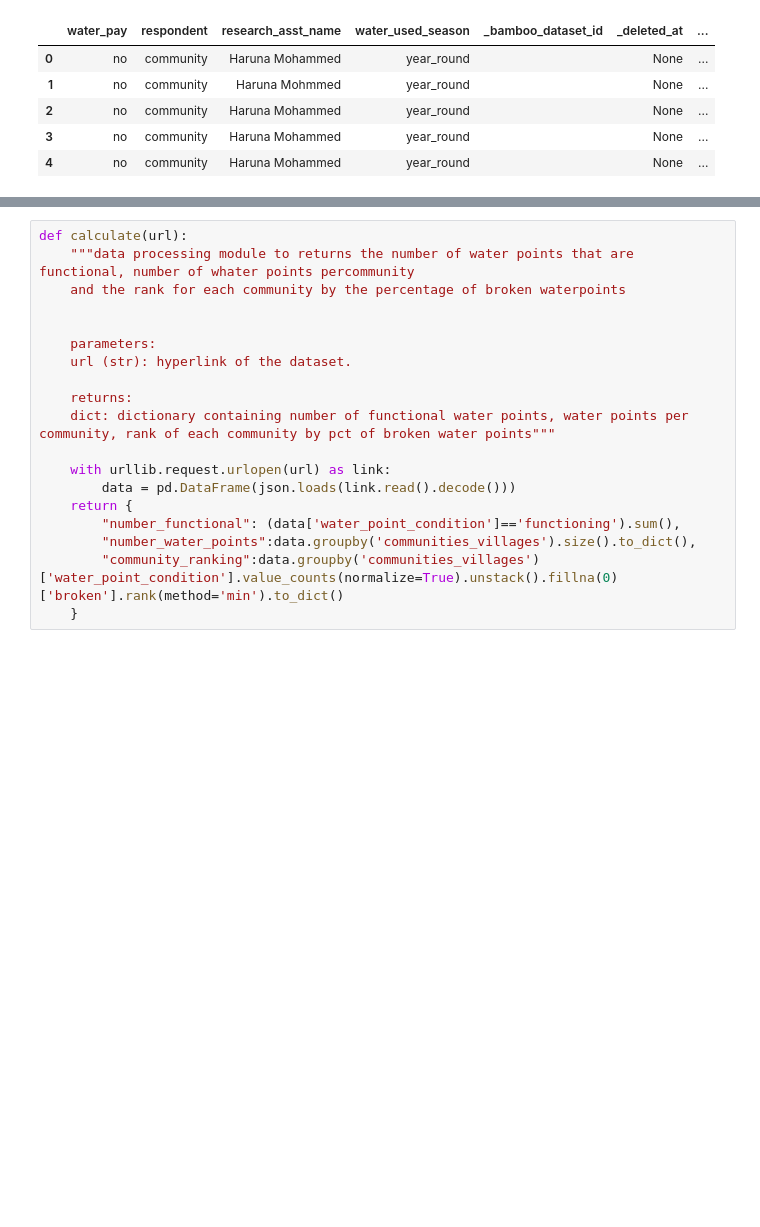
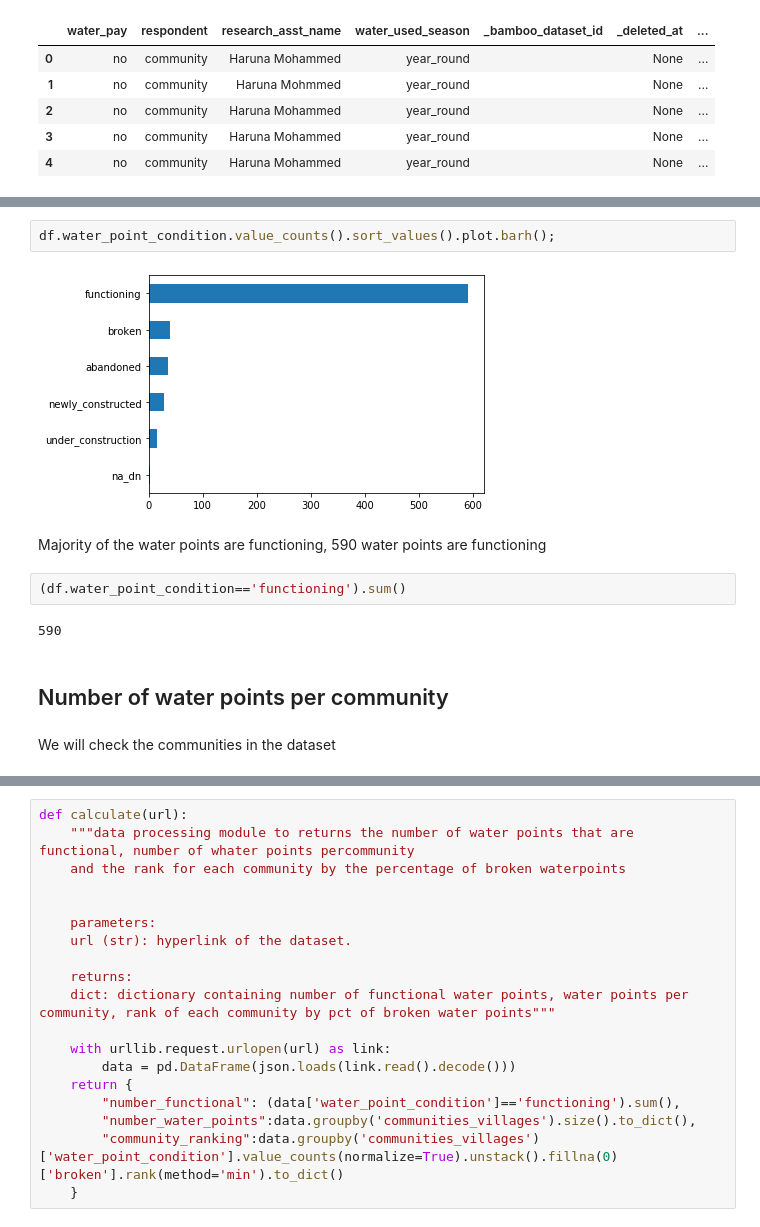
Before and after one commit to VictorOmondi1997/DAP_second_challenge, a Jupyter notebook: DAP_second_challenge.ipynb, the cells around one changed output, grey strips where cells are left out. Cells and saved outputs as stored; diff of their text form; blank space fills up the shorter version.

```diff
--- a/DAP_second_challenge.ipynb
+++ b/DAP_second_challenge.ipynb
@@ -41,0 +98,14 @@ df.head()
+# %%
+df.water_point_condition.value_counts().sort_values().plot.barh();
+# %% [output]
+[figure, added]
+# %% [markdown]
+Majority of the water points are functioning, 590 water points are functioning
+# %%
+(df.water_point_condition=='functioning').sum()
+# %% [output]
+590
+# %% [markdown]
+## Number of water points per community
+# %% [markdown]
+We will check the communities in the dataset
```
Also changed, not shown: parts of 23 cells of this notebook.
